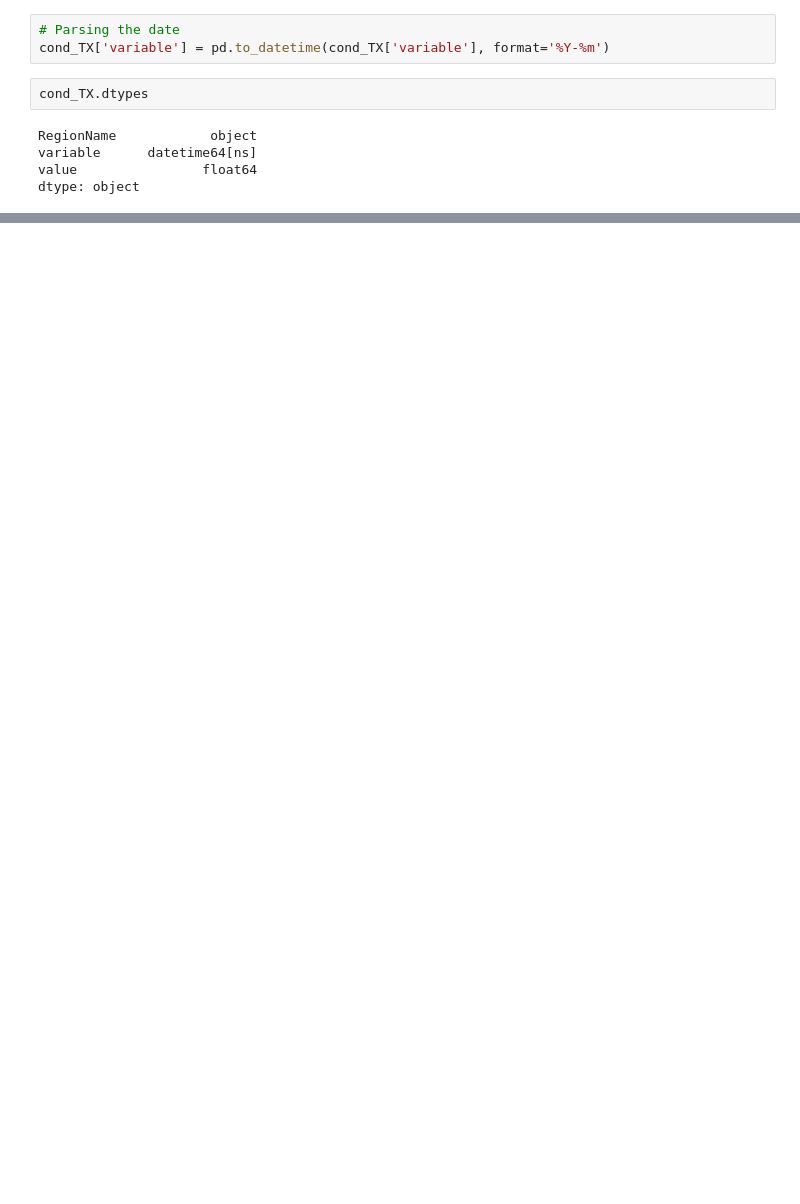
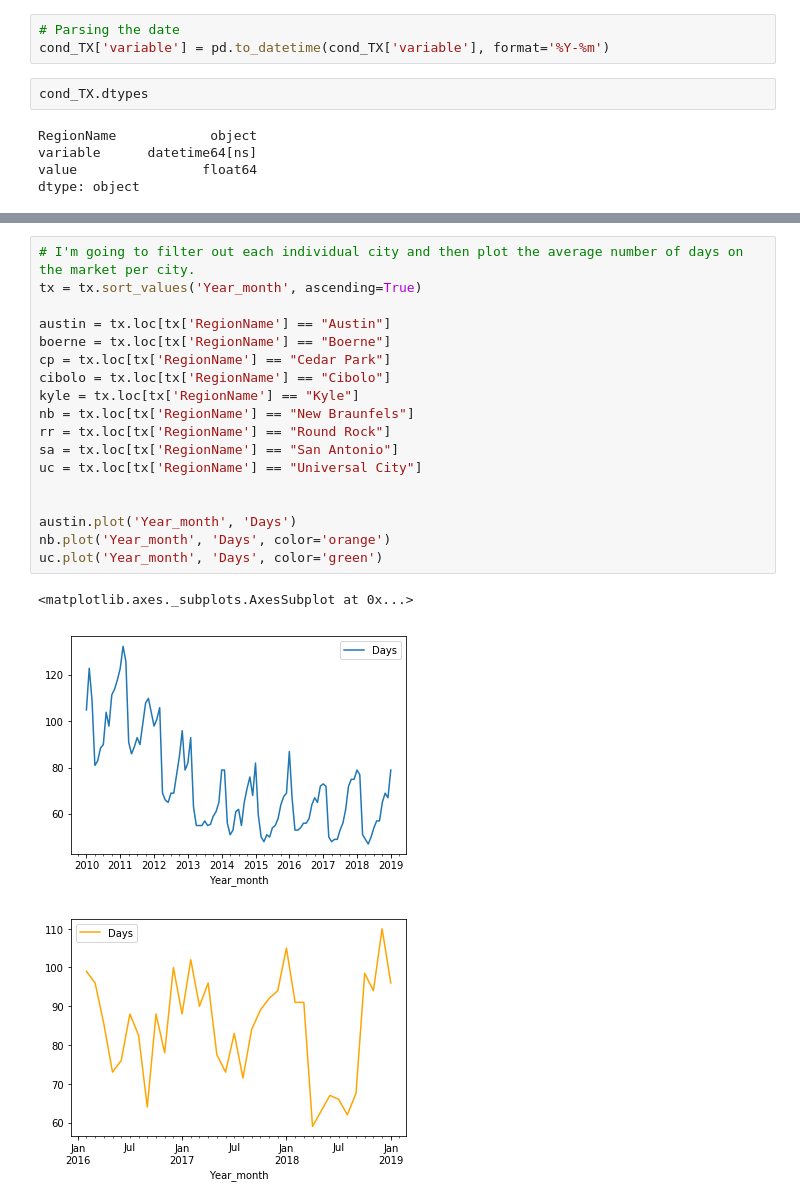
Before and after one commit to kkh1178/zillow, a Jupyter notebook: zillowproperties.ipynb, the cells around one changed output, grey strips where cells are left out. Drawn from its saved outputs; the diff is of its cells as text; blank space fills up the shorter version.

```diff
--- a/zillowproperties.ipynb
+++ b/zillowproperties.ipynb
@@ -69,0 +103,22 @@ tx = cond_TX.rename(columns={"variable": "Year_month"})
+# %%
+# I'm going to filter out each individual city and then plot the average number of days on the market per city.
+tx = tx.sort_values('Year_month', ascending=True)
+
+austin = tx.loc[tx['RegionName'] == "Austin"]
+boerne = tx.loc[tx['RegionName'] == "Boerne"]
+cp = tx.loc[tx['RegionName'] == "Cedar Park"]
+cibolo = tx.loc[tx['RegionName'] == "Cibolo"]
+kyle = tx.loc[tx['RegionName'] == "Kyle"]
+nb = tx.loc[tx['RegionName'] == "New Braunfels"]
+rr = tx.loc[tx['RegionName'] == "Round Rock"]
+sa = tx.loc[tx['RegionName'] == "San Antonio"]
+uc = tx.loc[tx['RegionName'] == "Universal City"]
+
+
+austin.plot('Year_month', 'Days')
+nb.plot('Year_month', 'Days', color='orange')
+uc.plot('Year_month', 'Days', color='green')
+# %% [output]
+<matplotlib.axes._subplots.AxesSubplot at 0x...>
+[figure, added]
+[figure, added]
```
Also changed, not shown: parts of 17 cells of this notebook.
